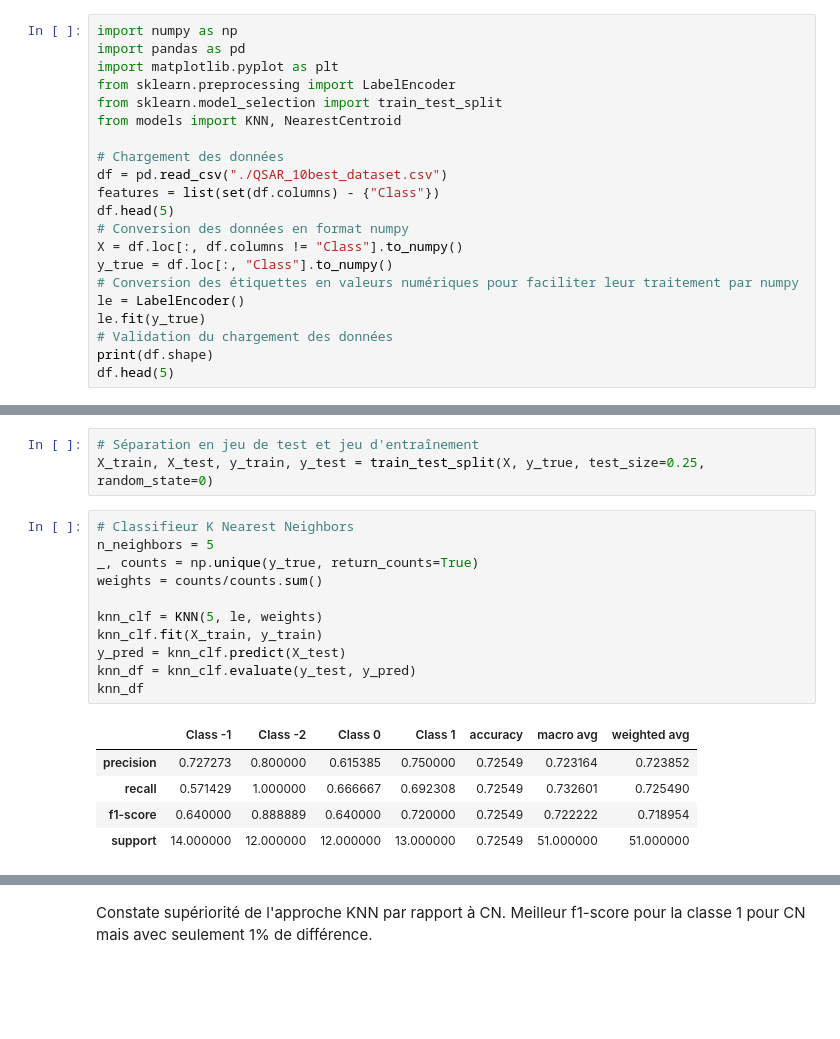
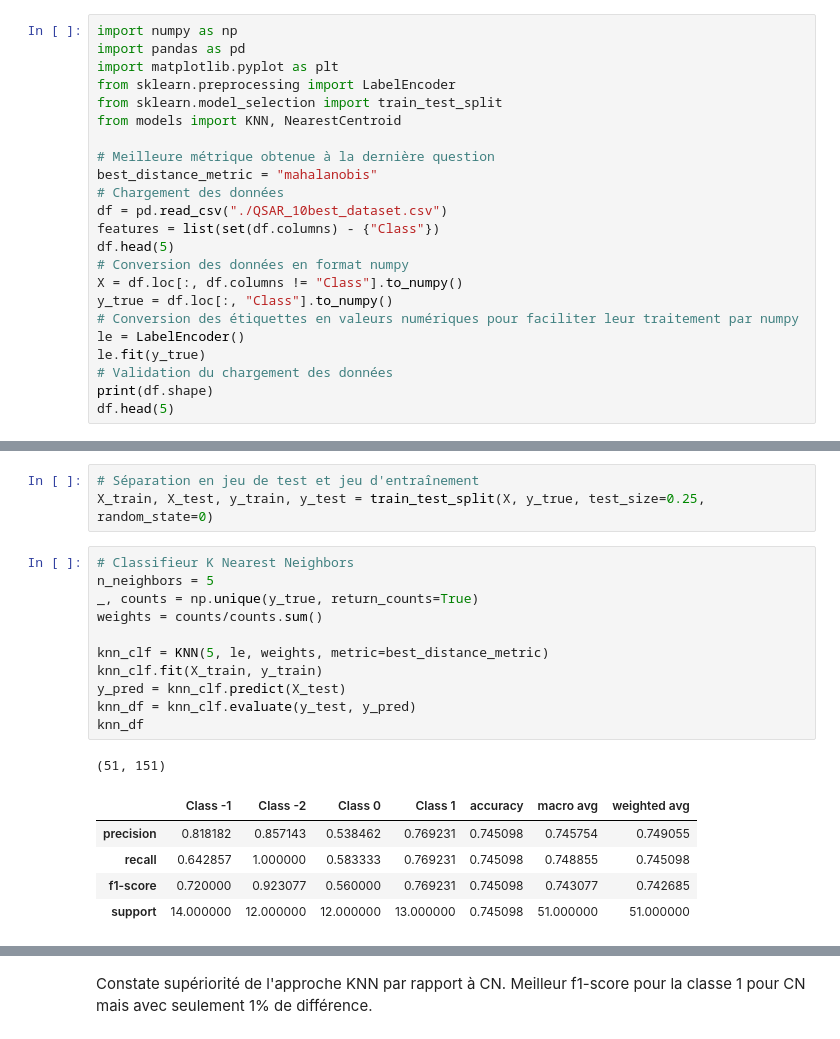
Before and after one commit to ireydiak/fraud_detection, a Jupyter notebook: tp1_q3.ipynb, the cells around one changed output, grey strips where cells are left out. Cells and saved outputs as stored; diff of their text form; blank space fills up the shorter version.

```diff
--- a/tp1_q3.ipynb
+++ b/tp1_q3.ipynb
@@ -6,6 +9,8 @@ from sklearn.preprocessing import LabelEncoder
 from sklearn.model_selection import train_test_split
 from models import KNN, NearestCentroid
 
+# Meilleure métrique obtenue à la dernière question
+best_distance_metric = "mahalanobis"
 # Chargement des données
 df = pd.read_csv("./QSAR_10best_dataset.csv")
 features = list(set(df.columns) - {"Class"})
@@ -37,17 +42,18 @@ X_train, X_test, y_train, y_test = train_test_split(X, y_true, test_size=0.25, r
 # %%
 # Classifieur K Nearest Neighbors
 n_neighbors = 5
 _, counts = np.unique(y_true, return_counts=True)
 weights = counts/counts.sum()
 
-knn_clf = KNN(5, le, weights)
+knn_clf = KNN(5, le, weights, metric=best_distance_metric)
 knn_clf.fit(X_train, y_train)
 y_pred = knn_clf.predict(X_test)
 knn_df = knn_clf.evaluate(y_test, y_pred)
 knn_df
 # %% [output]
+(51, 151)
 |  | Class -1 | Class -2 | Class 0 | Class 1 | accuracy | macro avg | weighted avg |
-| precision | 0.727273 | 0.800000 | 0.615385 | 0.750000 | 0.72549 | 0.723164 | 0.723852 |
-| recall | 0.571429 | 1.000000 | 0.666667 | 0.692308 | 0.72549 | 0.732601 | 0.725490 |
-| f1-score | 0.640000 | 0.888889 | 0.640000 | 0.720000 | 0.72549 | 0.722222 | 0.718954 |
-| support | 14.000000 | 12.000000 | 12.000000 | 13.000000 | 0.72549 | 51.000000 | 51.000000 |
+| precision | 0.818182 | 0.857143 | 0.538462 | 0.769231 | 0.745098 | 0.745754 | 0.749055 |
+| recall | 0.642857 | 1.000000 | 0.583333 | 0.769231 | 0.745098 | 0.748855 | 0.745098 |
+| f1-score | 0.720000 | 0.923077 | 0.560000 | 0.769231 | 0.745098 | 0.743077 | 0.742685 |
+| support | 14.000000 | 12.000000 | 12.000000 | 13.000000 | 0.745098 | 51.000000 | 51.000000 |
```
Also changed, not shown: parts of 6 cells of this notebook, 2 other files.
